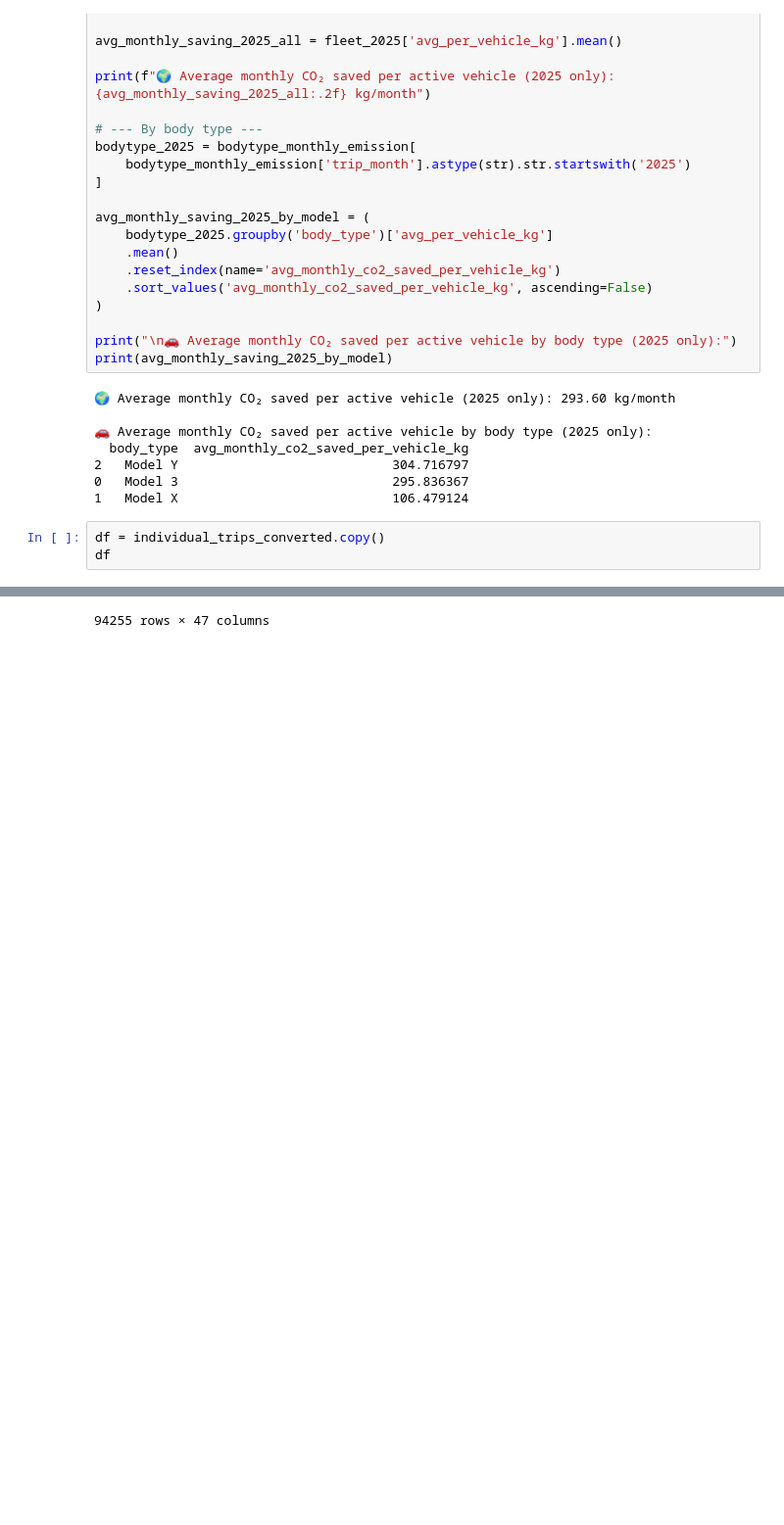
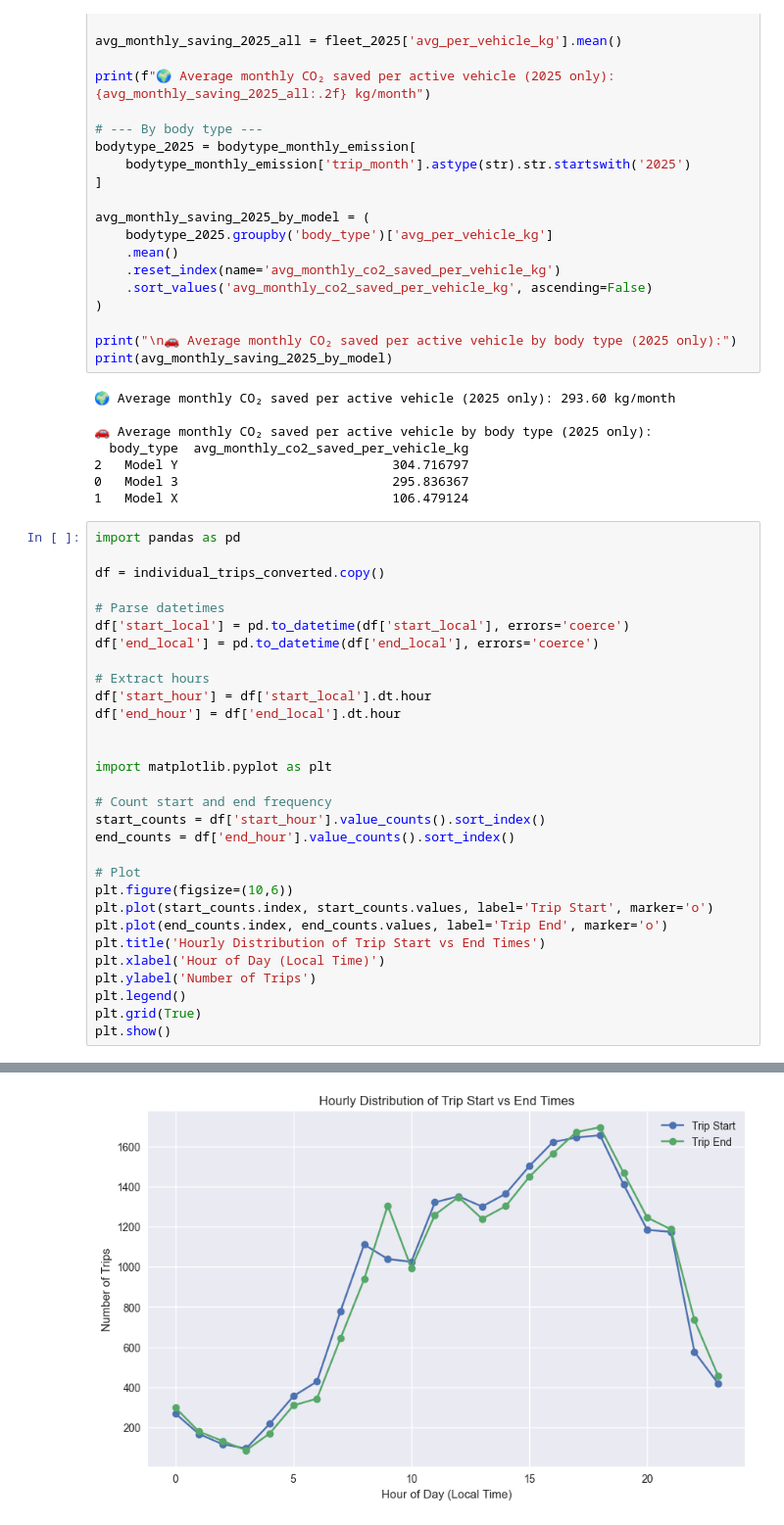
Before and after one commit to ZEVA-Global-Inc/ZEVA_data_storytelling, a Jupyter notebook: zeva_storytelling.ipynb, the cells around one changed output, grey strips where cells are left out. Shown at 98% size. Saved outputs shown, nothing was run; the diff lists cells and outputs as text; blank space fills up the shorter version.

```diff
--- a/zeva_storytelling.ipynb
+++ b/zeva_storytelling.ipynb
@@ -1377,6 +1377,33 @@ print(avg_monthly_saving_2025_by_model)
 0   Model 3                            295.836367
 1   Model X                            106.479124
 # %%
+import pandas as pd
+
 df = individual_trips_converted.copy()
-df
+
+# Parse datetimes
+df['start_local'] = pd.to_datetime(df['start_local'], errors='coerce')
+df['end_local'] = pd.to_datetime(df['end_local'], errors='coerce')
+
+# Extract hours
+df['start_hour'] = df['start_local'].dt.hour
+df['end_hour'] = df['end_local'].dt.hour
+
+
+import matplotlib.pyplot as plt
+
+# Count start and end frequency
+start_counts = df['start_hour'].value_counts().sort_index()
+end_counts = df['end_hour'].value_counts().sort_index()
+
+# Plot
+plt.figure(figsize=(10,6))
+plt.plot(start_counts.index, start_counts.values, label='Trip Start', marker='o')
+plt.plot(end_counts.index, end_counts.values, label='Trip End', marker='o')
+plt.title('Hourly Distribution of Trip Start vs End Times')
+plt.xlabel('Hour of Day (Local Time)')
+plt.ylabel('Number of Trips')
+plt.legend()
+plt.grid(True)
+plt.show()
 # %% [output]
@@ -1395 +1410 @@ df
-94255 rows × 47 columns
+[figure, added]
```
Also changed, not shown: parts of 1 cell of this notebook.
